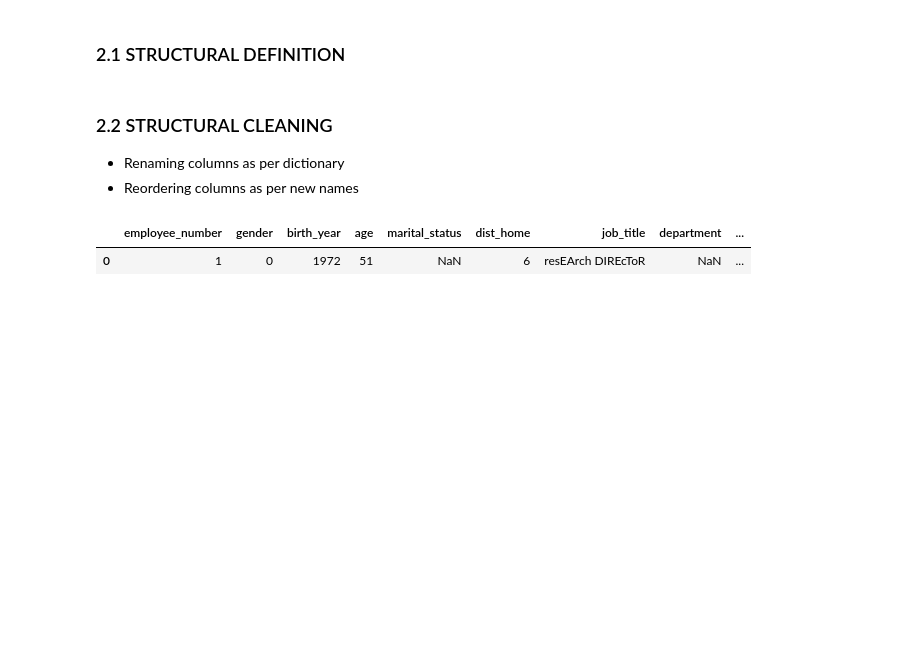
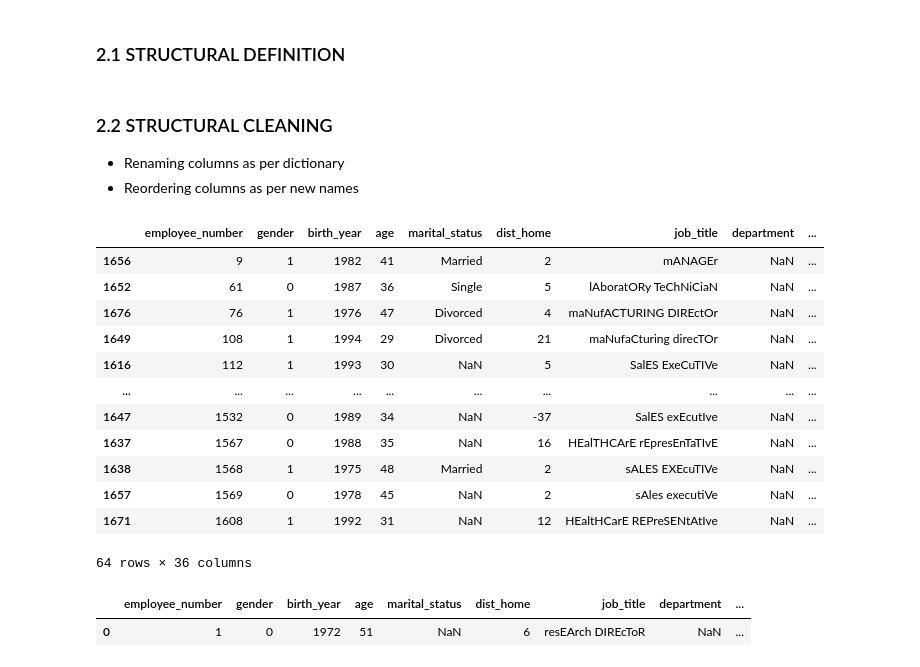
Before and after one commit to CibiPB/project-da-promo-49-INTERNO, a Jupyter notebook: Notebooks/1. Structural_data_analysis_&_cleaning.ipynb, the cells around one changed output. Saved outputs shown, nothing was run; the diff lists cells and outputs as text; code cells hidden in the pictures; blank space fills up the shorter version.

```diff
--- a/Notebooks/1. Structural_data_analysis_&_cleaning.ipynb
+++ b/Notebooks/1. Structural_data_analysis_&_cleaning.ipynb
@@ -148,6 +148,23 @@ def reorder_columns(df, list_columns):
     return df
 # %%
 df = reorder_columns(df, new_order_columns)
+# %%
+#ELIMINAR DUPLICADOS, NOS QUEDAMOS CON EL PRIMERO
+df[df.duplicated(subset='employee_number', keep='first')].sort_values('employee_number')
+# %% [output]
+|  | employee_number | gender | birth_year | age | marital_status | dist_home | job_title | department | ... |
+| 1656 | 9 | 1 | 1982 | 41 | Married | 2 | mANAGEr | NaN | ... |
+| 1652 | 61 | 0 | 1987 | 36 | Single | 5 | lAboratORy TeChNiCiaN | NaN | ... |
+| 1676 | 76 | 1 | 1976 | 47 | Divorced | 4 | maNufACTURING DIREctOr | NaN | ... |
+| 1649 | 108 | 1 | 1994 | 29 | Divorced | 21 | maNufaCturing direcTOr | NaN | ... |
+| 1616 | 112 | 1 | 1993 | 30 | NaN | 5 | SalES ExeCuTIVe | NaN | ... |
+| ... | ... | ... | ... | ... | ... | ... | ... | ... | ... |
+| 1647 | 1532 | 0 | 1989 | 34 | NaN | -37 | SalES exEcutIve | NaN | ... |
+| 1637 | 1567 | 0 | 1988 | 35 | NaN | 16 | HEalTHCArE rEpresEnTaTIvE | NaN | ... |
+| 1638 | 1568 | 1 | 1975 | 48 | Married | 2 | sALES EXEcuTIVe | NaN | ... |
+| 1657 | 1569 | 0 | 1978 | 45 | NaN | 2 | sAles executiVe | NaN | ... |
+| 1671 | 1608 | 1 | 1992 | 31 | NaN | 12 | HEaltHCarE REPreSENtAtIve | NaN | ... |
+64 rows × 36 columns
 # %%
 df.head(1)
 # %% [output]
```
Also changed, not shown: parts of 1 cell of this notebook, 5 other files.
